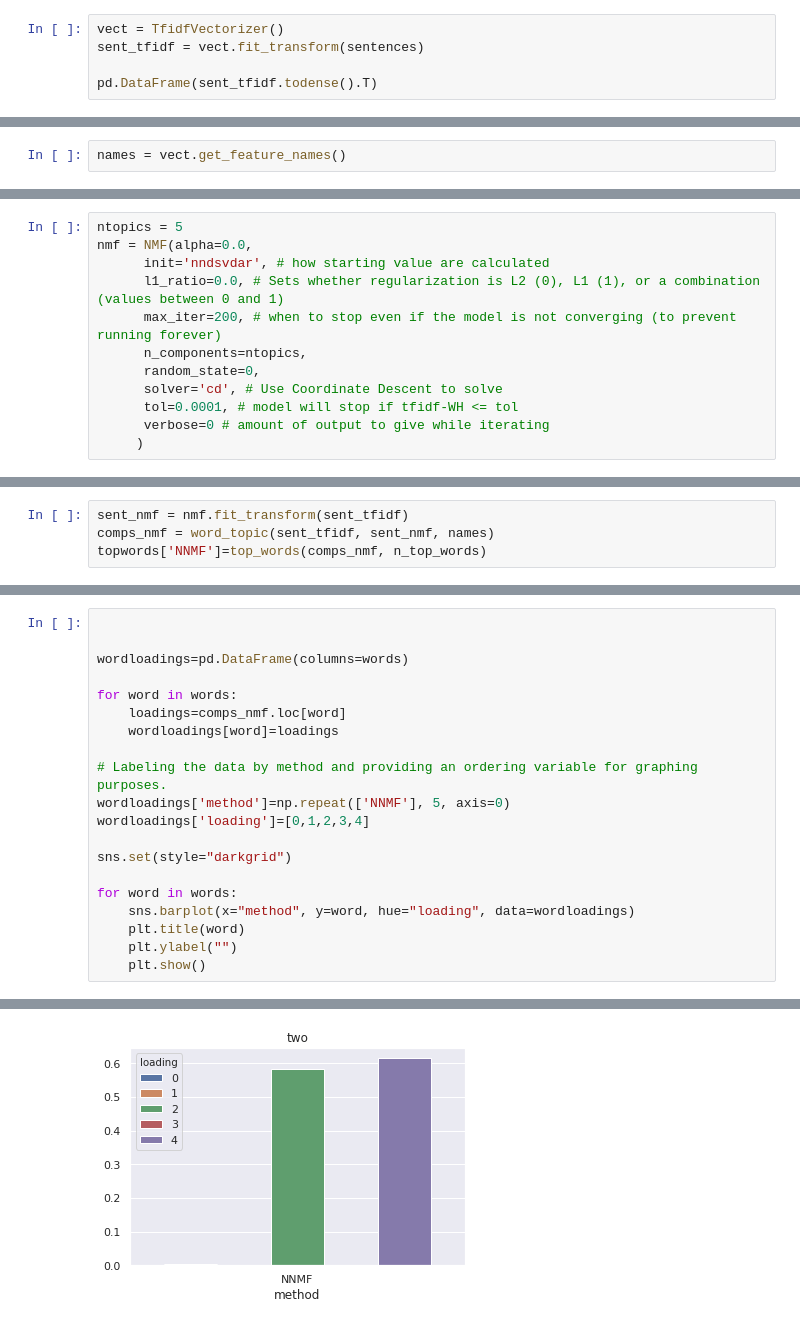
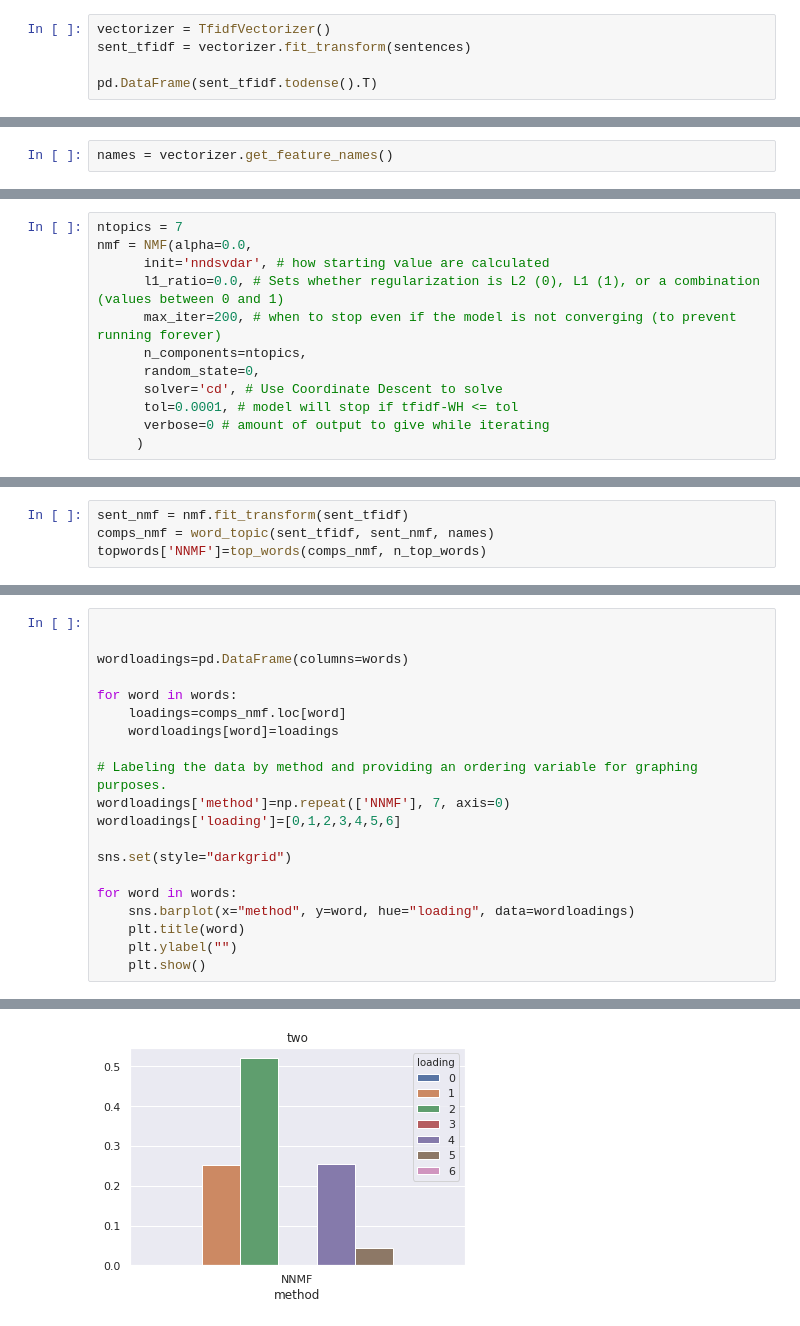
Before and after one commit to study-groups/stanford-nlp-study-group, a Jupyter notebook: examples/tfidf_toy_example.ipynb, the cells around one changed output, grey strips where cells are left out. Saved outputs shown, nothing was run; the diff lists cells and outputs as text.

Commit message:
tfidf example

```diff
--- a/examples/tfidf_toy_example.ipynb
+++ b/examples/tfidf_toy_example.ipynb
@@ -101,6 +90,6 @@ dfcf1
 # %%
-vect = TfidfVectorizer()
-sent_tfidf = vect.fit_transform(sentences)
+vectorizer = TfidfVectorizer()
+sent_tfidf = vectorizer.fit_transform(sentences)
 
 pd.DataFrame(sent_tfidf.todense().T)
 # %% [output]
@@ -115,5 +104,5 @@ pd.DataFrame(sent_tfidf.todense().T)
 | 7 | 0.923588 | 0.000000 | 0.875409 | 0.000000 | 0.000000 | 0.000000 | 0.931361 |
 | 8 | 0.000000 | 0.000000 | 0.341383 | 0.000000 | 0.480236 | 0.000000 | 0.000000 |
 # %%
-names = vect.get_feature_names()
+names = vectorizer.get_feature_names()
 # %%
@@ -145,7 +134,7 @@ def top_words(components, n_top_words):
         topwords.loc[column]=chosenlist
     return(topwords)
 # %%
-ntopics = 5
+ntopics = 7
 nmf = NMF(alpha=0.0,
       init='nndsvdar', # how starting value are calculated
       l1_ratio=0.0, # Sets whether regularization is L2 (0), L1 (1), or a combination (values between 0 and 1)
@@ -183,8 +172,8 @@ for word in words:
     wordloadings[word]=loadings
 
 # Labeling the data by method and providing an ordering variable for graphing purposes.
-wordloadings['method']=np.repeat(['NNMF'], 5, axis=0)
-wordloadings['loading']=[0,1,2,3,4]
+wordloadings['method']=np.repeat(['NNMF'], 7, axis=0)
+wordloadings['loading']=[0,1,2,3,4,5,6]
 
 sns.set(style="darkgrid")
 
@@ -205 +194 @@ for word in words:
-[figure, old version]
+[figure, new version]
```
Also changed, not shown: parts of 11 cells of this notebook, 1 other file.
